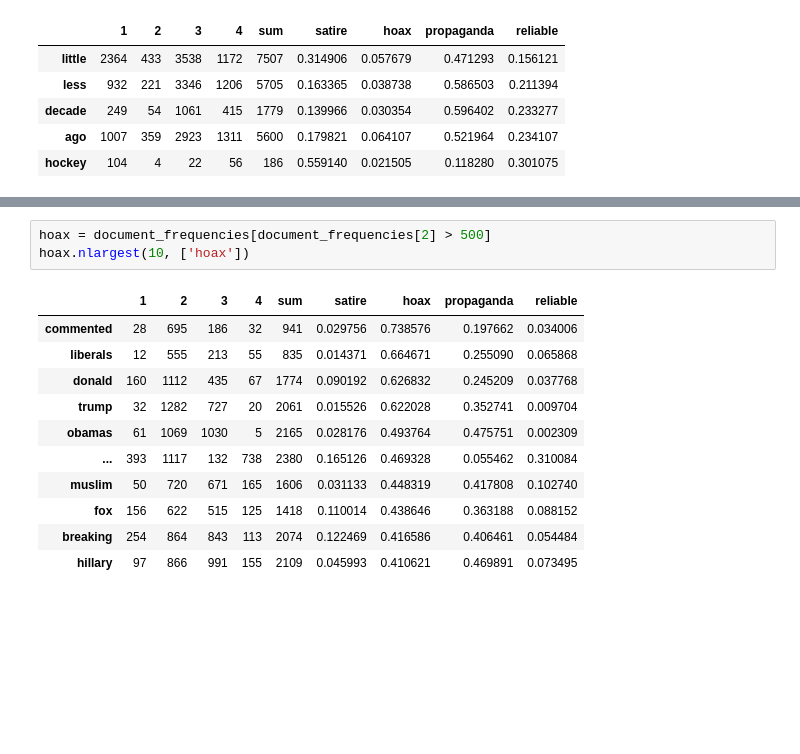
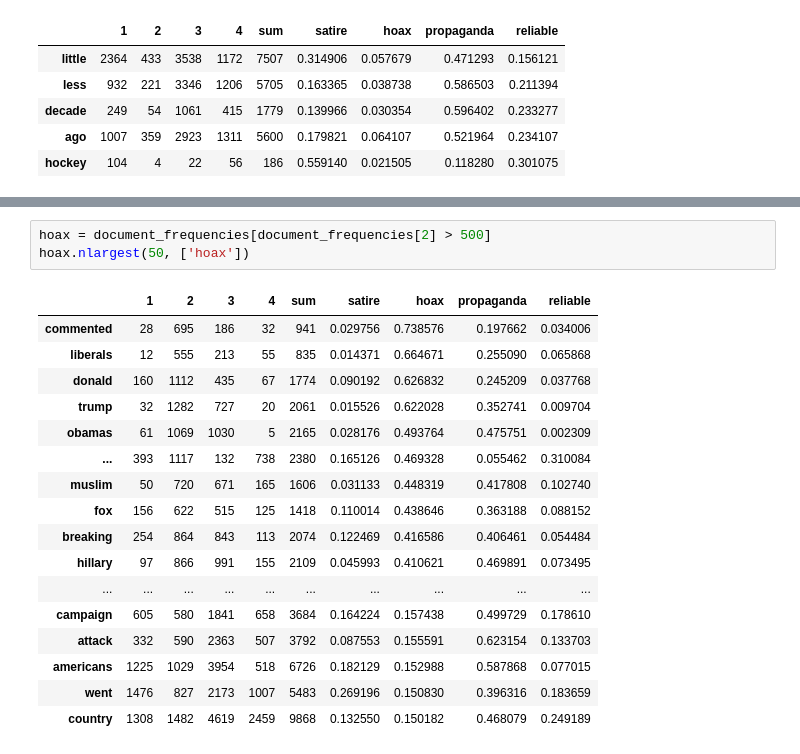
Before and after one commit to AY2122S2-CS4248-G12/labeled-unreliable-news, a Jupyter notebook: models/datainfo.ipynb, the cells around one changed output, grey strips where cells are left out. Drawn from its saved outputs; the diff is of its cells as text; blank space fills up the shorter version.

```diff
--- a/models/datainfo.ipynb
+++ b/models/datainfo.ipynb
@@ -160,17 +172,23 @@ satire.nlargest(10, ['satire'])
 # %%
 hoax = document_frequencies[document_frequencies[2] > 500]
-hoax.nlargest(10, ['hoax'])
+hoax.nlargest(50, ['hoax'])
 # %% [output]
 |  | 1 | 2 | 3 | 4 | sum | satire | hoax | propaganda | reliable |
 | commented | 28 | 695 | 186 | 32 | 941 | 0.029756 | 0.738576 | 0.197662 | 0.034006 |
 | liberals | 12 | 555 | 213 | 55 | 835 | 0.014371 | 0.664671 | 0.255090 | 0.065868 |
 | donald | 160 | 1112 | 435 | 67 | 1774 | 0.090192 | 0.626832 | 0.245209 | 0.037768 |
 | trump | 32 | 1282 | 727 | 20 | 2061 | 0.015526 | 0.622028 | 0.352741 | 0.009704 |
 | obamas | 61 | 1069 | 1030 | 5 | 2165 | 0.028176 | 0.493764 | 0.475751 | 0.002309 |
 | ... | 393 | 1117 | 132 | 738 | 2380 | 0.165126 | 0.469328 | 0.055462 | 0.310084 |
 | muslim | 50 | 720 | 671 | 165 | 1606 | 0.031133 | 0.448319 | 0.417808 | 0.102740 |
 | fox | 156 | 622 | 515 | 125 | 1418 | 0.110014 | 0.438646 | 0.363188 | 0.088152 |
 | breaking | 254 | 864 | 843 | 113 | 2074 | 0.122469 | 0.416586 | 0.406461 | 0.054484 |
 | hillary | 97 | 866 | 991 | 155 | 2109 | 0.045993 | 0.410621 | 0.469891 | 0.073495 |
+| ... | ... | ... | ... | ... | ... | ... | ... | ... | ... |
+| campaign | 605 | 580 | 1841 | 658 | 3684 | 0.164224 | 0.157438 | 0.499729 | 0.178610 |
+| attack | 332 | 590 | 2363 | 507 | 3792 | 0.087553 | 0.155591 | 0.623154 | 0.133703 |
+| americans | 1225 | 1029 | 3954 | 518 | 6726 | 0.182129 | 0.152988 | 0.587868 | 0.077015 |
+| went | 1476 | 827 | 2173 | 1007 | 5483 | 0.269196 | 0.150830 | 0.396316 | 0.183659 |
+| country | 1308 | 1482 | 4619 | 2459 | 9868 | 0.132550 | 0.150182 | 0.468079 | 0.249189 |
 # %%
 propaganda = document_frequencies[document_frequencies[3] > 500]
```
Also changed, not shown: parts of 3 cells of this notebook.
